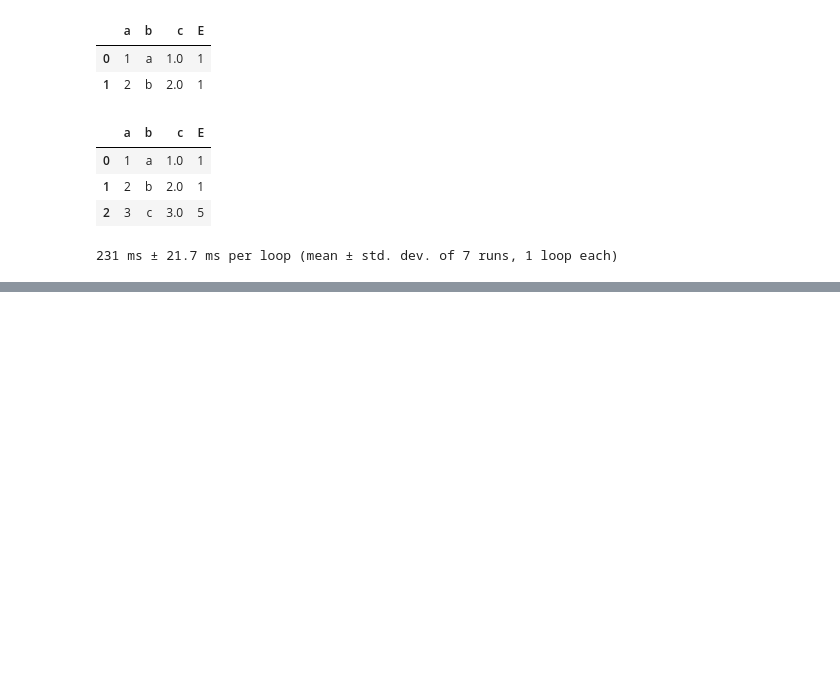
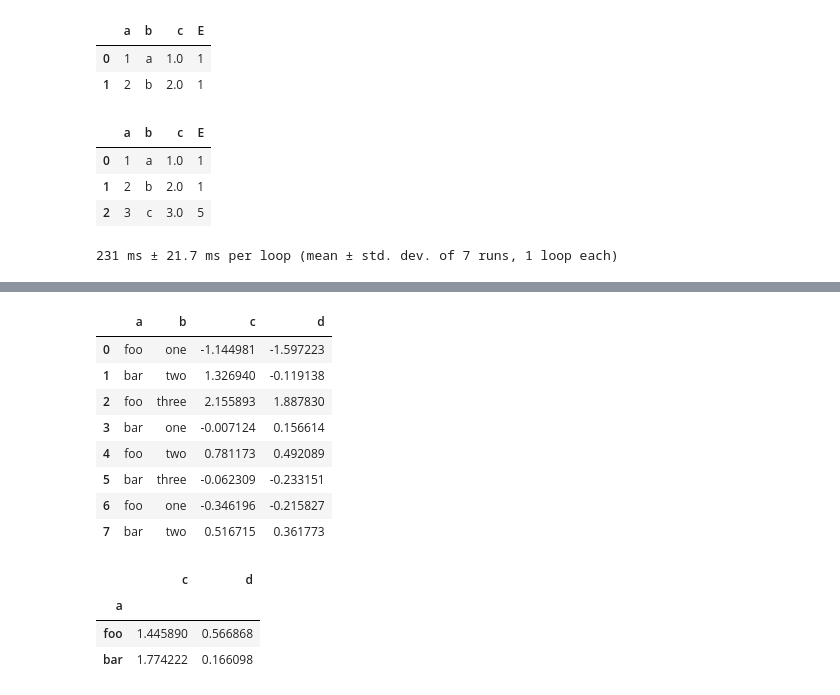
Before and after one commit to VidyaranyaRJ/pyspark, a Jupyter notebook: pandas_api.ipynb, the cells around one changed output, grey strips where cells are left out. Saved outputs shown, nothing was run; the diff lists cells and outputs as text; code cells hidden in the pictures; blank space fills up the shorter version.

```diff
--- a/pandas_api.ipynb
+++ b/pandas_api.ipynb
@@ -201,0 +199,27 @@ spark.conf.set("spark.sql.execution.arrow.pyspark.enabled", False)
+# %%
+import numpy as mp
+df1 = ps.DataFrame({
+    'a':['foo', 'bar', 'foo', 'bar', 'foo', 'bar','foo', 'bar'],
+    'b':['one', 'two', 'three','one', 'two', 'three','one', 'two'],
+    'c':np.random.randn(8),
+    'd':np.random.randn(8)
+})
+
+df1
+# %% [output]
+|  | a | b | c | d |
+| 0 | foo | one | -1.144981 | -1.597223 |
+| 1 | bar | two | 1.326940 | -0.119138 |
+| 2 | foo | three | 2.155893 | 1.887830 |
+| 3 | bar | one | -0.007124 | 0.156614 |
+| 4 | foo | two | 0.781173 | 0.492089 |
+| 5 | bar | three | -0.062309 | -0.233151 |
+| 6 | foo | one | -0.346196 | -0.215827 |
+| 7 | bar | two | 0.516715 | 0.361773 |
+# %%
+df1.groupby('a').sum()
+# %% [output]
+|  | c | d |
+| a |  |  |
+| foo | 1.445890 | 0.566868 |
+| bar | 1.774222 | 0.166098 |
```
Also changed, not shown: parts of 6 cells of this notebook, 4 other files.
